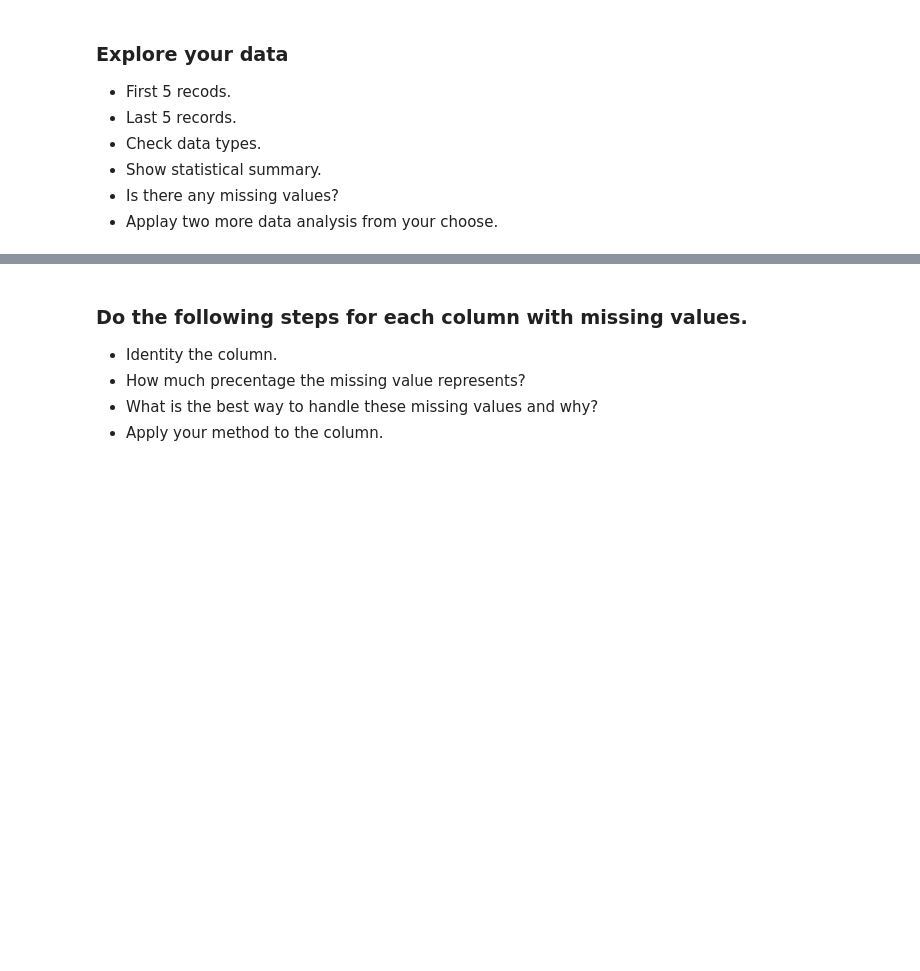
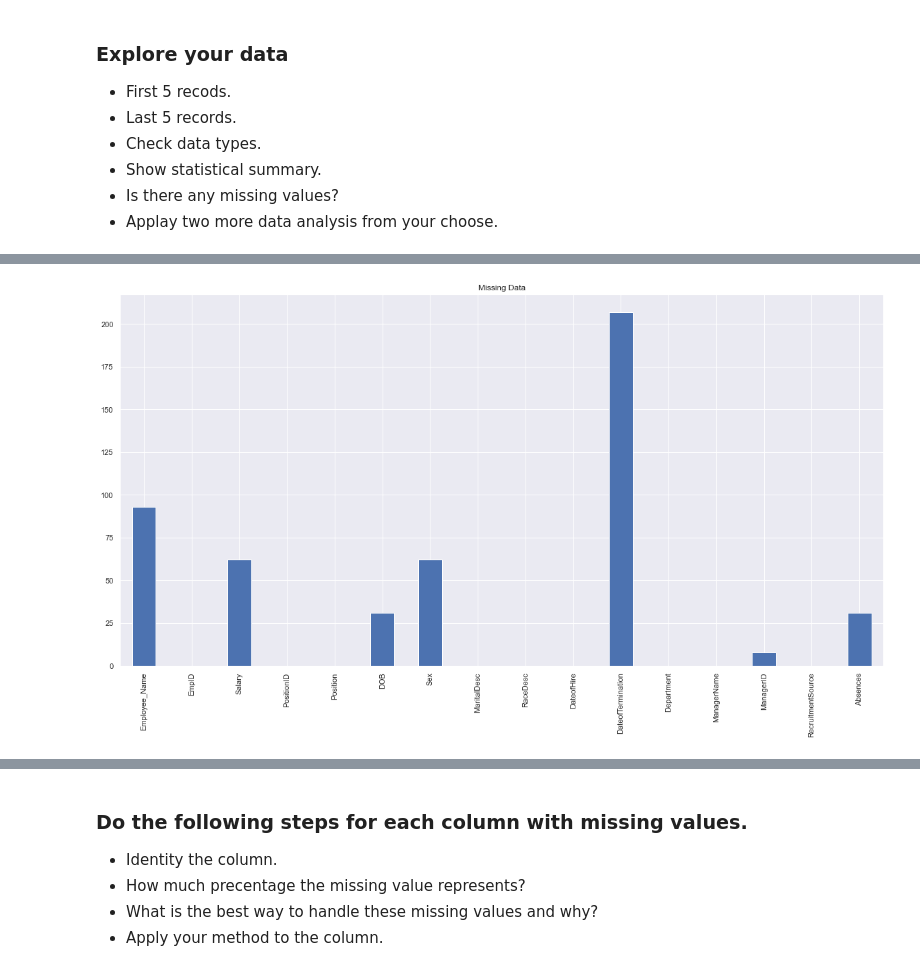
Before and after one commit to Tuwaiq-Data-Science-Bootcamp-V4/Missing-Data-Lab, a Jupyter notebook: Missing_Data_Assignment.ipynb, the cells around one changed output, grey strips where cells are left out. Saved outputs shown, nothing was run; the diff lists cells and outputs as text; code cells hidden in the pictures; blank space fills up the shorter version.

```diff
--- a/Missing_Data_Assignment.ipynb
+++ b/Missing_Data_Assignment.ipynb
@@ -3,5 +11,7 @@
 # %% [markdown]
 ### Load your dataset
+# %%
+miss = pd.read_csv('HR_Missing_Values.csv')
 # %% [markdown]
 ### Explore your data
 
@@ -13,0 +98,5 @@
+# %%
+sns.set(rc = {'figure.figsize':(20,10)})
+miss.isnull().sum().plot(kind="bar", title="Missing Data");
+# %% [output]
+[figure, added]
```
Also changed, not shown: parts of 19 cells of this notebook.
